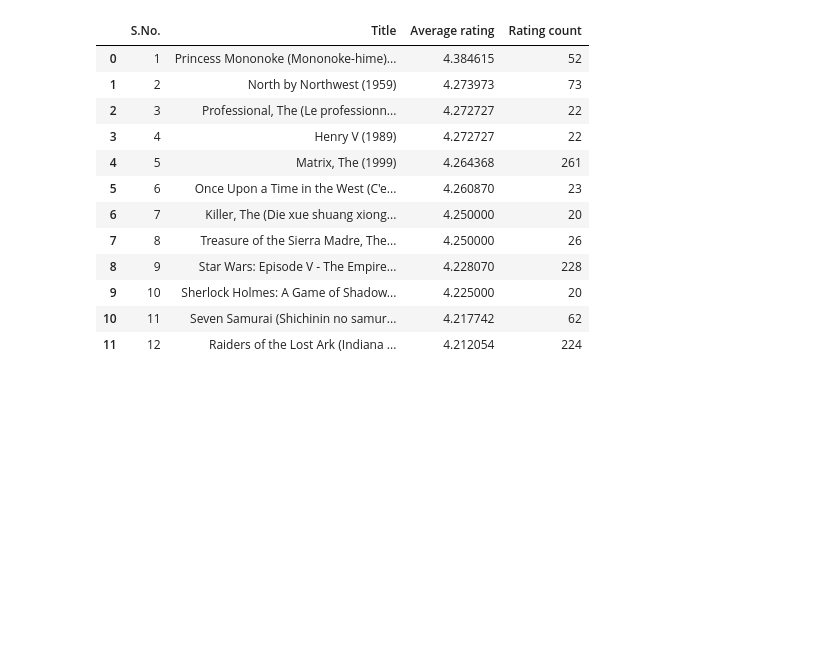
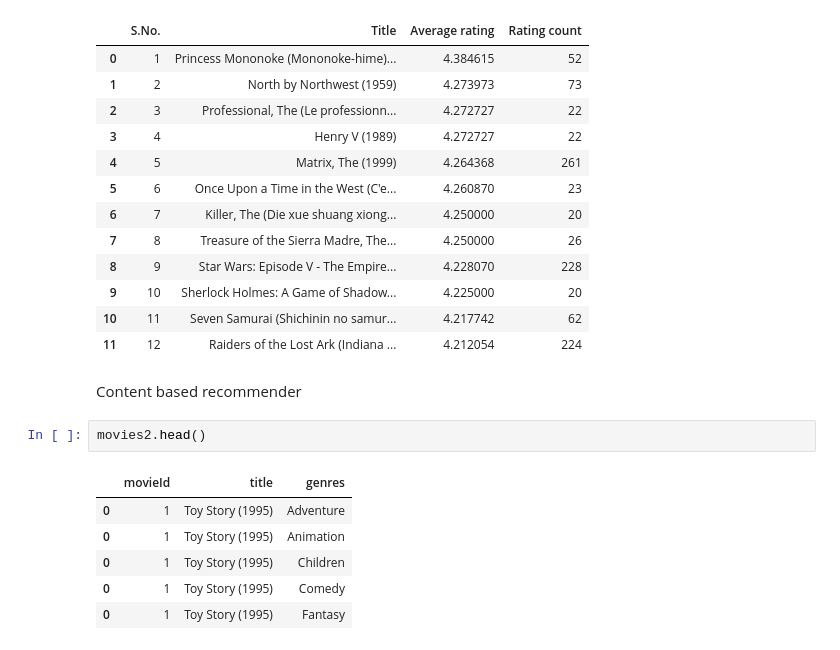
Before and after one commit to allenbiji/datascienceproject, a Jupyter notebook: Recommendationsystem.ipynb, the cells around one changed output. Cells and saved outputs as stored; diff of their text form; blank space fills up the shorter version.

```diff
--- a/Recommendationsystem.ipynb
+++ b/Recommendationsystem.ipynb
@@ -220,3 +220,14 @@ topnreccomendations("Action",20,12)
 | 9 | 10 | Sherlock Holmes: A Game of Shadow... | 4.225000 | 20 |
 | 10 | 11 | Seven Samurai (Shichinin no samur... | 4.217742 | 62 |
 | 11 | 12 | Raiders of the Lost Ark (Indiana ... | 4.212054 | 224 |
+# %% [markdown]
+Content based recommender
+# %%
+movies2.head()
+# %% [output]
+|  | movieId | title | genres |
+| 0 | 1 | Toy Story (1995) | Adventure |
+| 0 | 1 | Toy Story (1995) | Animation |
+| 0 | 1 | Toy Story (1995) | Children |
+| 0 | 1 | Toy Story (1995) | Comedy |
+| 0 | 1 | Toy Story (1995) | Fantasy |
```
Also changed, not shown: parts of 7 cells of this notebook.
